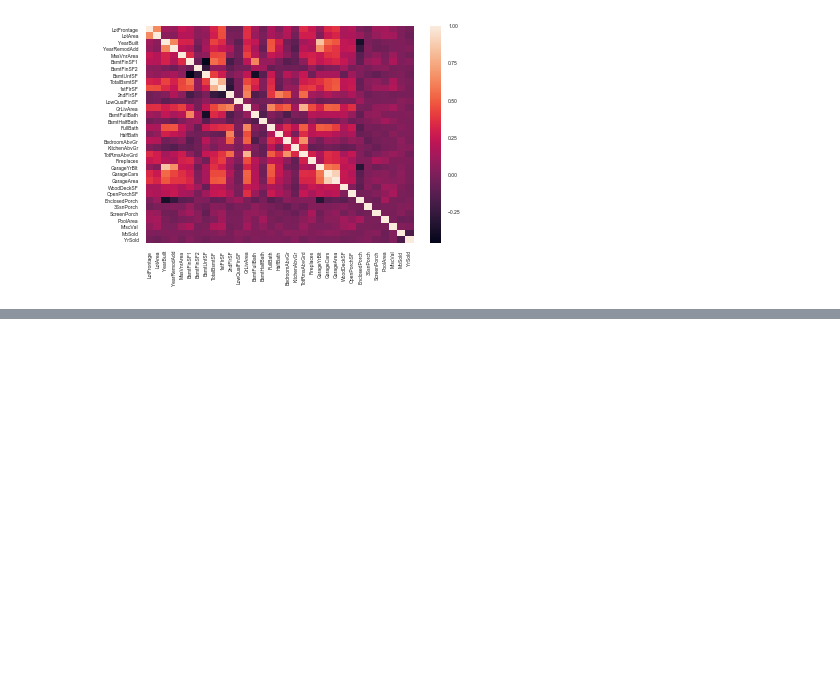
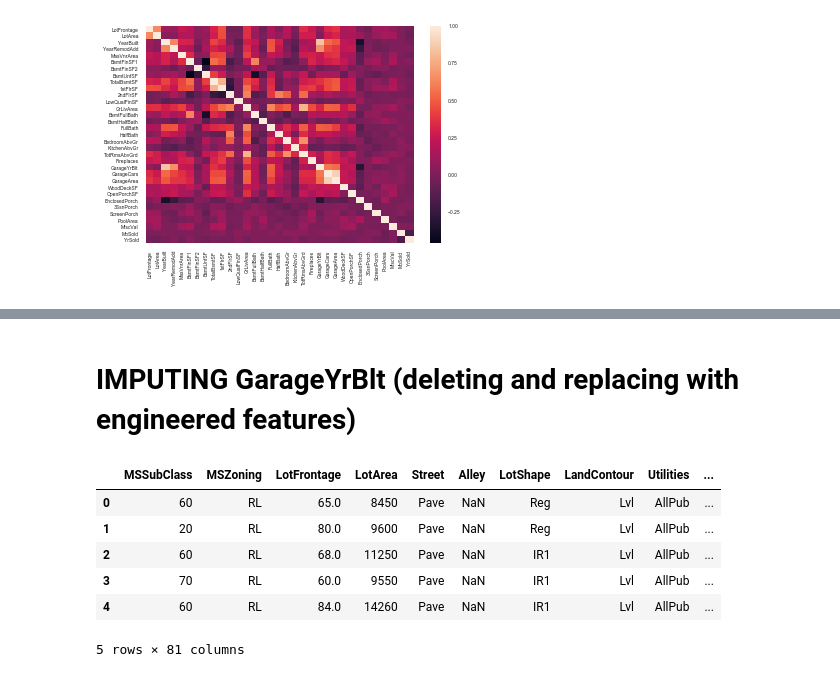
Before and after one commit to reflexiveprophecy/Kaggle_Predict_Ames_Iowa_Housing_Prices, a Jupyter notebook: ML_Project_KM.ipynb, the cells around one changed output, grey strips where cells are left out. Saved outputs shown, nothing was run; the diff lists cells and outputs as text; code cells hidden in the pictures; blank space fills up the shorter version.

```diff
--- a/ML_Project_KM.ipynb
+++ b/ML_Project_KM.ipynb
@@ -229,0 +293,27 @@ sns.heatmap(corr_numtest)
+# %% [markdown]
+# IMPUTING GarageYrBlt (deleting and replacing with engineered features)
+# %%
+# Create new feature: hasGarage
+house_full['hasGarage'] = [0 if x == True else 1 for x in house_full.GarageYrBlt.isnull()]
+
+# replacing garageyrblt value 2207 to 2007
+house_full.loc[house_full.GarageYrBlt == 2207, 'GarageYrBlt']  = 2007
+
+# Create new feature GarageBlt (how many years after was the garage built after the house)
+house_full['GarageBlt'] = house_full.GarageYrBlt - house_full.YearBuilt
+
+# NA values will equal to zero assuming that these garages were built the same time as the house  according to Shu's graph
+house_full.loc[house_full.GarageBlt.isnull(), 'GarageBlt'] = 0
+
+# Delete the GarageYrBlt variable. No longer needed
+del house_full['GarageYrBlt']
+
+house_full.head()
+# %% [output]
+|  | MSSubClass | MSZoning | LotFrontage | LotArea | Street | Alley | LotShape | LandContour | Utilities | ... |
+| 0 | 60 | RL | 65.0 | 8450 | Pave | NaN | Reg | Lvl | AllPub | ... |
+| 1 | 20 | RL | 80.0 | 9600 | Pave | NaN | Reg | Lvl | AllPub | ... |
+| 2 | 60 | RL | 68.0 | 11250 | Pave | NaN | IR1 | Lvl | AllPub | ... |
+| 3 | 70 | RL | 60.0 | 9550 | Pave | NaN | IR1 | Lvl | AllPub | ... |
+| 4 | 60 | RL | 84.0 | 14260 | Pave | NaN | IR1 | Lvl | AllPub | ... |
+5 rows × 81 columns
```
Also changed, not shown: parts of 17 cells of this notebook.
